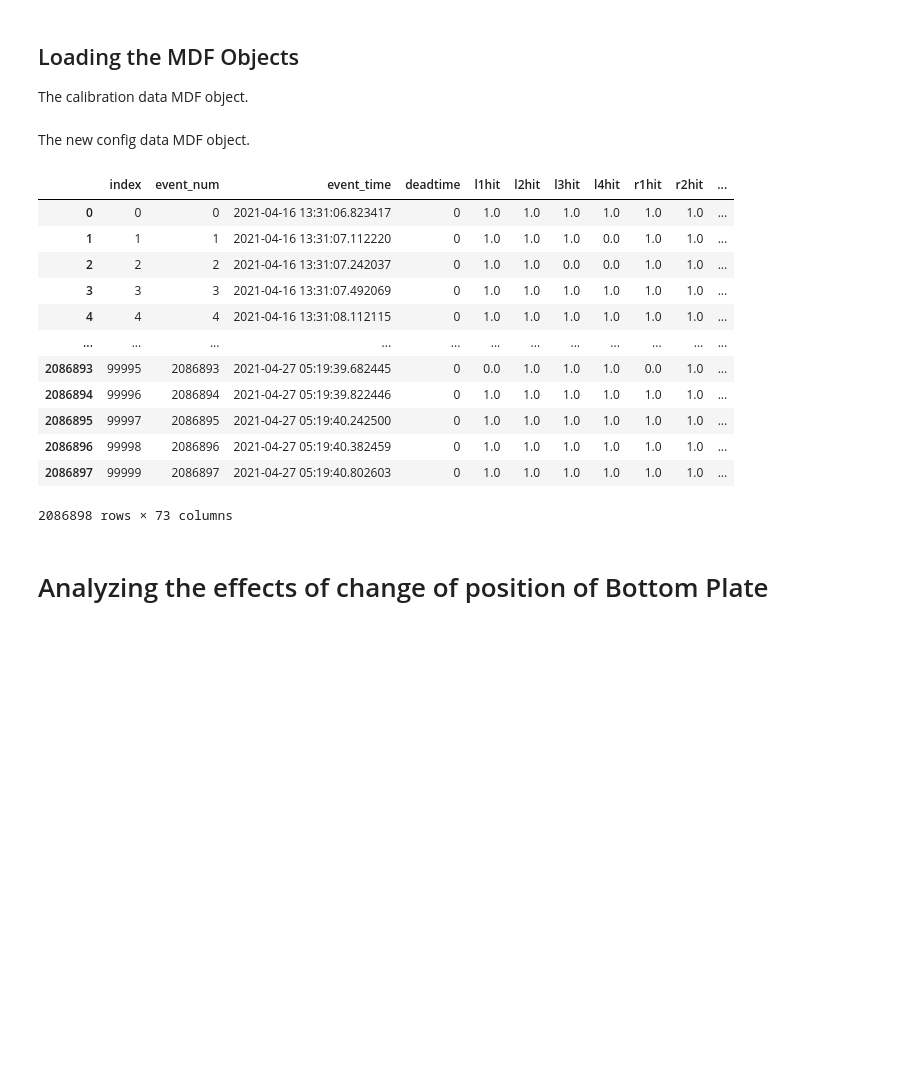
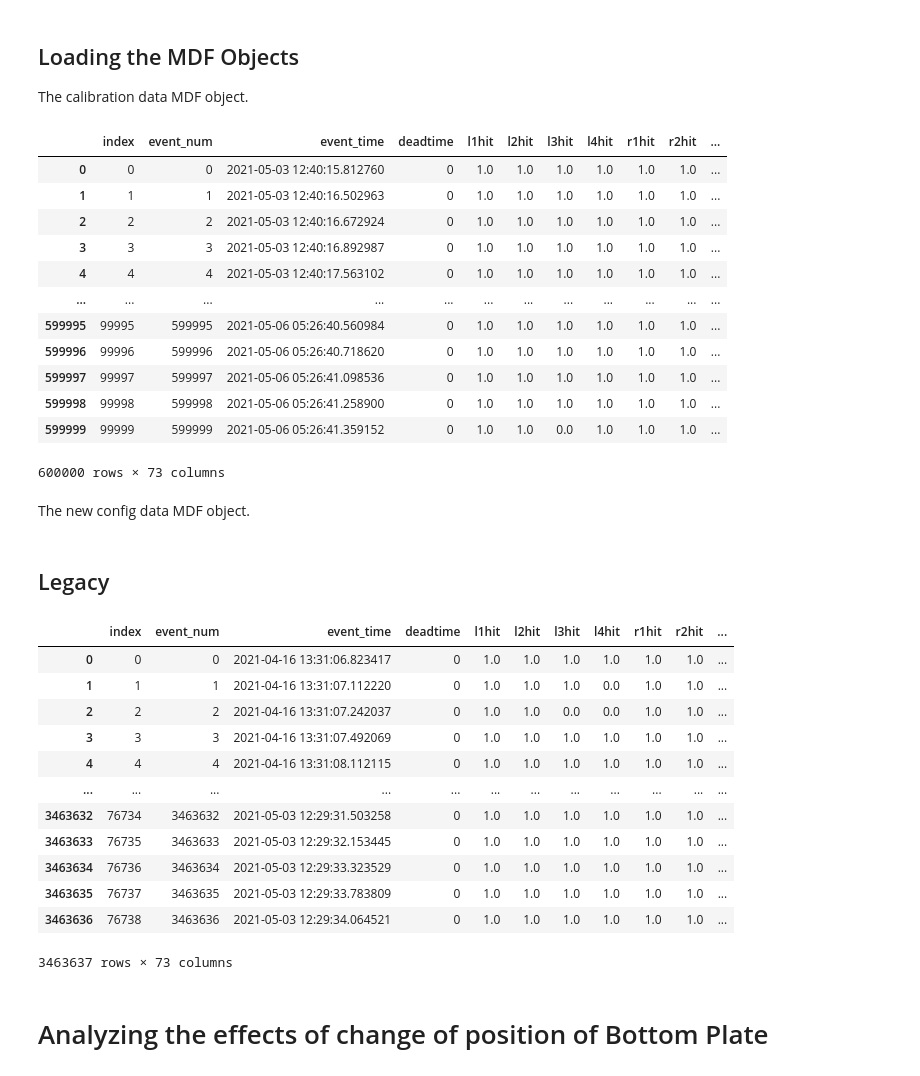
Before and after one commit to shanto268/CrateAnalysis, a Jupyter notebook: multi_level_lead.ipynb, the cells around one changed output. Drawn from its saved outputs; the diff is of its cells as text; code cells hidden in the pictures; blank space fills up the shorter version.

```diff
--- a/multi_level_lead.ipynb
+++ b/multi_level_lead.ipynb
@@ -4,3 +4,44 @@
 ## Loading the MDF Objects
 
 The calibration data MDF object.
+# %%
+from MuDataFrame import *
+import copy
+import glob
+
+path = "/Volumes/mac_extended/Research/MT/proto1b/data_sets/calibration_new_set_up/*.csv"
+lead_files = glob.glob(path)
+
+
+mdfo_c = [] #collection of objects
+
+for file in lead_files:
+    mdfo_c.append(MuDataFrame(file)) #Muon Data Frame Object for Lead
+
+mdf_list = [i.events_df for i in mdfo_c]
+mdf_calib = mdfo_c[0].getMergedMDF(mdf_list)
+
+mdfo_calib = copy.copy(mdfo_c[0])
+mdfo_calib.events_df = mdf_calib
+
+mdfo_calib.longDataMode()
+
+mdf_calib = mdfo_calib.events_df
+mdfo_calib.og_df = mdf_calib.copy()
+mdfo_calib.show()
+# %% [output]
+|  | index | event_num | event_time | deadtime | l1hit | l2hit | l3hit | l4hit | r1hit | r2hit | ... |
+| 0 | 0 | 0 | 2021-05-03 12:40:15.812760 | 0 | 1.0 | 1.0 | 1.0 | 1.0 | 1.0 | 1.0 | ... |
+| 1 | 1 | 1 | 2021-05-03 12:40:16.502963 | 0 | 1.0 | 1.0 | 1.0 | 1.0 | 1.0 | 1.0 | ... |
+| 2 | 2 | 2 | 2021-05-03 12:40:16.672924 | 0 | 1.0 | 1.0 | 1.0 | 1.0 | 1.0 | 1.0 | ... |
+| 3 | 3 | 3 | 2021-05-03 12:40:16.892987 | 0 | 1.0 | 1.0 | 1.0 | 1.0 | 1.0 | 1.0 | ... |
+| 4 | 4 | 4 | 2021-05-03 12:40:17.563102 | 0 | 1.0 | 1.0 | 1.0 | 1.0 | 1.0 | 1.0 | ... |
+| ... | ... | ... | ... | ... | ... | ... | ... | ... | ... | ... | ... |
+| 599995 | 99995 | 599995 | 2021-05-06 05:26:40.560984 | 0 | 1.0 | 1.0 | 1.0 | 1.0 | 1.0 | 1.0 | ... |
+| 599996 | 99996 | 599996 | 2021-05-06 05:26:40.718620 | 0 | 1.0 | 1.0 | 1.0 | 1.0 | 1.0 | 1.0 | ... |
+| 599997 | 99997 | 599997 | 2021-05-06 05:26:41.098536 | 0 | 1.0 | 1.0 | 1.0 | 1.0 | 1.0 | 1.0 | ... |
+| 599998 | 99998 | 599998 | 2021-05-06 05:26:41.258900 | 0 | 1.0 | 1.0 | 1.0 | 1.0 | 1.0 | 1.0 | ... |
+| 599999 | 99999 | 599999 | 2021-05-06 05:26:41.359152 | 0 | 1.0 | 1.0 | 0.0 | 1.0 | 1.0 | 1.0 | ... |
+600000 rows × 73 columns
+# %% [markdown]
+The new config data MDF object.
@@ -7,3 +55,5 @@ The calibration data MDF object.
+# %% [markdown]
+## Legacy
 # %%
 from MuDataFrame import *
 
@@ -11,8 +61,6 @@ mdfo_calib = MuDataFrame("/Volumes/mac_extended/Research/MT/proto1b/data_sets/ca
 mdf_calib = mdfo_calib.events_df
 mdfo_calib.og_df = mdf_calib.copy()
 #mdfo_calib.show()
-# %% [markdown]
-The new config data MDF object.
 # %%
 from MuDataFrame import *
 import copy
@@ -51,12 +99,12 @@ mdfo_lead.show()
 | 3 | 3 | 3 | 2021-04-16 13:31:07.492069 | 0 | 1.0 | 1.0 | 1.0 | 1.0 | 1.0 | 1.0 | ... |
 | 4 | 4 | 4 | 2021-04-16 13:31:08.112115 | 0 | 1.0 | 1.0 | 1.0 | 1.0 | 1.0 | 1.0 | ... |
 | ... | ... | ... | ... | ... | ... | ... | ... | ... | ... | ... | ... |
-| 2086893 | 99995 | 2086893 | 2021-04-27 05:19:39.682445 | 0 | 0.0 | 1.0 | 1.0 | 1.0 | 0.0 | 1.0 | ... |
-| 2086894 | 99996 | 2086894 | 2021-04-27 05:19:39.822446 | 0 | 1.0 | 1.0 | 1.0 | 1.0 | 1.0 | 1.0 | ... |
-| 2086895 | 99997 | 2086895 | 2021-04-27 05:19:40.242500 | 0 | 1.0 | 1.0 | 1.0 | 1.0 | 1.0 | 1.0 | ... |
-| 2086896 | 99998 | 2086896 | 2021-04-27 05:19:40.382459 | 0 | 1.0 | 1.0 | 1.0 | 1.0 | 1.0 | 1.0 | ... |
-| 2086897 | 99999 | 2086897 | 2021-04-27 05:19:40.802603 | 0 | 1.0 | 1.0 | 1.0 | 1.0 | 1.0 | 1.0 | ... |
+| 3463632 | 76734 | 3463632 | 2021-05-03 12:29:31.503258 | 0 | 1.0 | 1.0 | 1.0 | 1.0 | 1.0 | 1.0 | ... |
+| 3463633 | 76735 | 3463633 | 2021-05-03 12:29:32.153445 | 0 | 1.0 | 1.0 | 1.0 | 1.0 | 1.0 | 1.0 | ... |
+| 3463634 | 76736 | 3463634 | 2021-05-03 12:29:33.323529 | 0 | 1.0 | 1.0 | 1.0 | 1.0 | 1.0 | 1.0 | ... |
+| 3463635 | 76737 | 3463635 | 2021-05-03 12:29:33.783809 | 0 | 1.0 | 1.0 | 1.0 | 1.0 | 1.0 | 1.0 | ... |
+| 3463636 | 76738 | 3463636 | 2021-05-03 12:29:34.064521 | 0 | 1.0 | 1.0 | 1.0 | 1.0 | 1.0 | 1.0 | ... |
-2086898 rows × 73 columns
+3463637 rows × 73 columns
 # %% [markdown]
 # Analyzing the effects of change of position of Bottom Plate
 # %%
```
Also changed, not shown: parts of 8 cells of this notebook, 1 other file.
